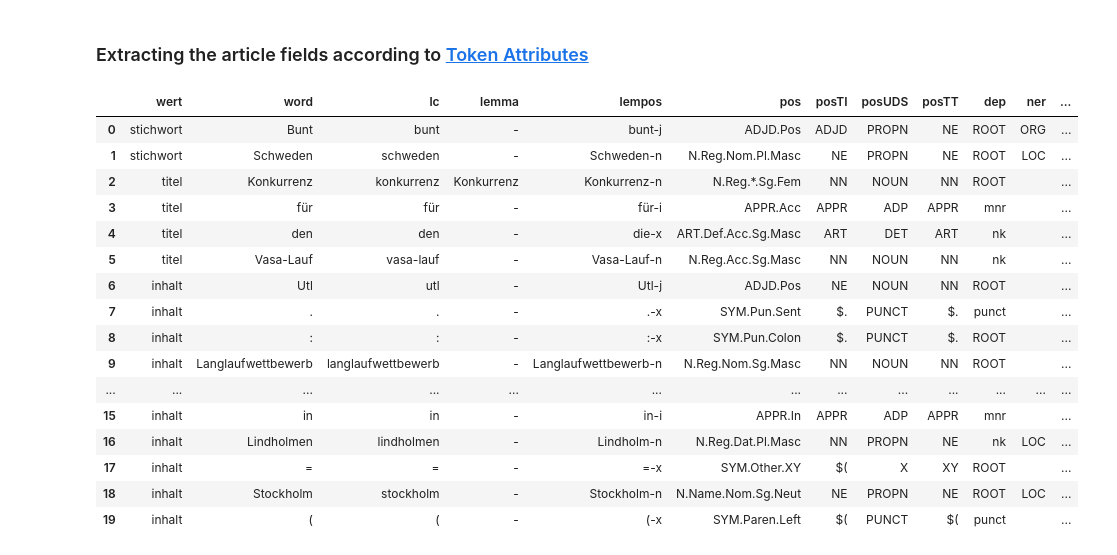
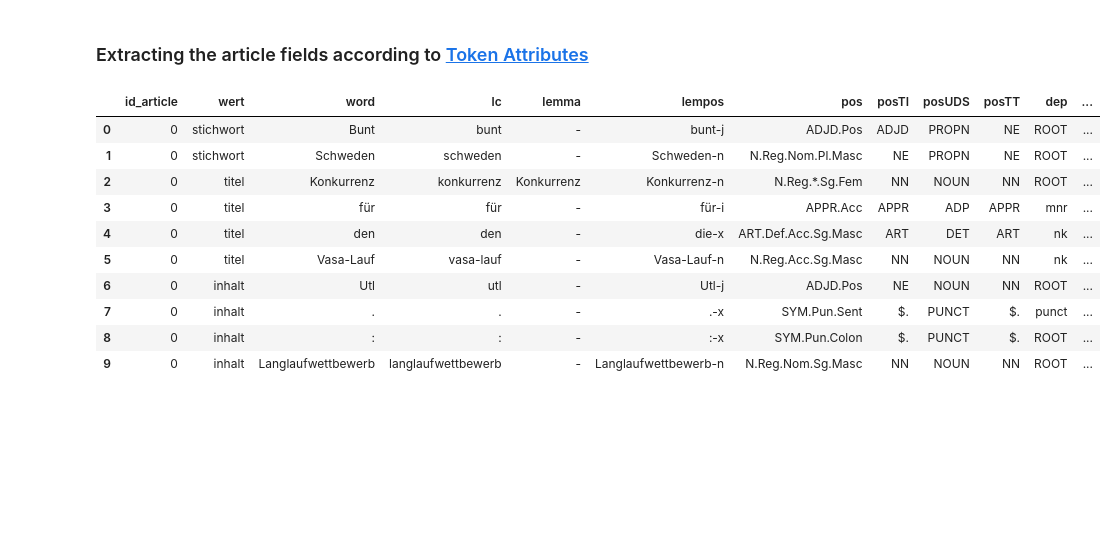
Before and after one commit to acdh-oeaw/AMC_Corpus_Biases, a Jupyter notebook: notebooks/2-file_parsing.ipynb, the cells around one changed output. Saved outputs shown, nothing was run; the diff lists cells and outputs as text; code cells hidden in the pictures; blank space fills up the shorter version.

```diff
--- a/notebooks/file_exploration.ipynb
+++ b/notebooks/2-file_parsing.ipynb
@@ -143,69 +150,67 @@ memory usage: 29.8+ KB
 ### Extracting the article fields according to [Token Attributes](https://amc.acdh.oeaw.ac.at/dokumentation/korpusinhalt-attribute/#token)
 # %%
 lines = []
-fields = soup.find_all('field')
-for field in fields:
-#    for key in field.attrs.keys():
-#    print(f"{key}: {field[key]}")
-    name = field['name']
-    for satz in field.find_all('s'):
-        text = re.sub('<g/>','',satz.text)
-        text = re.sub(r'[\n]+','\n',text)
-        rows = re.split('\n',text)[1:-1]
-        for row in rows:
-            list_attribs = re.split('\t',row)
-            list_attribs.insert(0, name)
-            lines.append(list_attribs)
+headers = soup.find_all('doc')
+for idx, header in enumerate(headers):
+    fields = header.find_all('field')
+    for field in fields:
+    #    for key in field.attrs.keys():
+    #    print(f"{key}: {field[key]}")
+        name = field['name']
+        for satz in field.find_all('s'):
+            text = re.sub('<g/>','',satz.text)
+            text = re.sub(r'[\n]+','\n',text)
+            rows = re.split('\n',text)[1:-1]
+            for row in rows:
+                list_attribs = re.split('\t',row)
+                lines.append([idx, name] + list_attribs)
 
 
-df_fields = pd.DataFrame.from_records(lines, columns=['wert',
+df_fields = pd.DataFrame.from_records(lines, columns=['id_article',
+                                                      'wert',
                                                       'word',
                                                       'lc',
                                                       'ix',
                                                       'posUDS',
                                                       'posTT',
                                                       'ner',
                                                       'iob',
                                                       'ixNP',
                                                       'dep',
                                                       'ixDEP',
                                                       'neg',
                                                       'lemma',
                                                       'pos',
                                                       'posTI',
                                                       'lempos',
                                                       'lemmasource',
                                                       #'posbase',   ### these fields are in the documentation but not in the verticals
                                                       #'lemma_lc',
                                                       #'posx',
                                                      ])
 
-df_fields = df_fields.reindex(columns=['wert', 'word', 'lc', 'lemma', 'lempos',
-                                       'pos', 'posTI','posUDS', 'posTT', 'dep', 'ner',
-                                       'ix', 'ixNP', 'ixDEP', 'iob','neg',  'lemmasource'])
+df_fields = df_fields.reindex(columns=['id_article','wert',
+                                       'word', 'lc', 'lemma', 'lempos',
+                                       'pos', 'posTI', 'posUDS', 'posTT',
+                                       'dep', 'ner', 'ix', 'ixNP', 'ixDEP', 'iob',
+                                       'neg', 'lemmasource'])
 
 df_fields['ix'] = pd.to_numeric(df_fields['ix']).astype(int)
 df_fields['ixDEP'] = pd.to_numeric(df_fields['ixDEP'], errors='coerce').astype(int)
 df_fields['ixNP'] = pd.to_numeric(df_fields['ixNP'], errors='coerce')
-df_fields.head(20)
+df_fields.head(10)
 # %% [output]
-|  | wert | word | lc | lemma | lempos | pos | posTI | posUDS | posTT | dep | ner | ... |
-| 0 | stichwort | Bunt | bunt | - | bunt-j | ADJD.Pos | ADJD | PROPN | NE | ROOT | ORG | ... |
-| 1 | stichwort | Schweden | schweden | - | Schweden-n | N.Reg.Nom.Pl.Masc | NE | PROPN | NE | ROOT | LOC | ... |
-| 2 | titel | Konkurrenz | konkurrenz | Konkurrenz | Konkurrenz-n | N.Reg.*.Sg.Fem | NN | NOUN | NN | ROOT |  | ... |
-| 3 | titel | für | für | - | für-i | APPR.Acc | APPR | ADP | APPR | mnr |  | ... |
-| 4 | titel | den | den | - | die-x | ART.Def.Acc.Sg.Masc | ART | DET | ART | nk |  | ... |
-| 5 | titel | Vasa-Lauf | vasa-lauf | - | Vasa-Lauf-n | N.Reg.Acc.Sg.Masc | NN | NOUN | NN | nk |  | ... |
-| 6 | inhalt | Utl | utl | - | Utl-j | ADJD.Pos | NE | NOUN | NN | ROOT |  | ... |
-| 7 | inhalt | . | . | - | .-x | SYM.Pun.Sent | $. | PUNCT | $. | punct |  | ... |
-| 8 | inhalt | : | : | - | :-x | SYM.Pun.Colon | $. | PUNCT | $. | ROOT |  | ... |
-| 9 | inhalt | Langlaufwettbewerb | langlaufwettbewerb | - | Langlaufwettbewerb-n | N.Reg.Nom.Sg.Masc | NN | NOUN | NN | ROOT |  | ... |
-| ... | ... | ... | ... | ... | ... | ... | ... | ... | ... | ... | ... | ... |
-| 15 | inhalt | in | in | - | in-i | APPR.In | APPR | ADP | APPR | mnr |  | ... |
-| 16 | inhalt | Lindholmen | lindholmen | - | Lindholm-n | N.Reg.Dat.Pl.Masc | NN | PROPN | NE | nk | LOC | ... |
-| 17 | inhalt | = | = | - | =-x | SYM.Other.XY | $( | X | XY | ROOT |  | ... |
-| 18 | inhalt | Stockholm | stockholm | - | Stockholm-n | N.Name.Nom.Sg.Neut | NE | PROPN | NE | ROOT | LOC | ... |
-| 19 | inhalt | ( | ( | - | (-x | SYM.Paren.Left | $( | PUNCT | $( | punct |  | ... |
+|  | id_article | wert | word | lc | lemma | lempos | pos | posTI | posUDS | posTT | dep | ... |
+| 0 | 0 | stichwort | Bunt | bunt | - | bunt-j | ADJD.Pos | ADJD | PROPN | NE | ROOT | ... |
+| 1 | 0 | stichwort | Schweden | schweden | - | Schweden-n | N.Reg.Nom.Pl.Masc | NE | PROPN | NE | ROOT | ... |
+| 2 | 0 | titel | Konkurrenz | konkurrenz | Konkurrenz | Konkurrenz-n | N.Reg.*.Sg.Fem | NN | NOUN | NN | ROOT | ... |
+| 3 | 0 | titel | für | für | - | für-i | APPR.Acc | APPR | ADP | APPR | mnr | ... |
+| 4 | 0 | titel | den | den | - | die-x | ART.Def.Acc.Sg.Masc | ART | DET | ART | nk | ... |
+| 5 | 0 | titel | Vasa-Lauf | vasa-lauf | - | Vasa-Lauf-n | N.Reg.Acc.Sg.Masc | NN | NOUN | NN | nk | ... |
+| 6 | 0 | inhalt | Utl | utl | - | Utl-j | ADJD.Pos | NE | NOUN | NN | ROOT | ... |
+| 7 | 0 | inhalt | . | . | - | .-x | SYM.Pun.Sent | $. | PUNCT | $. | punct | ... |
+| 8 | 0 | inhalt | : | : | - | :-x | SYM.Pun.Colon | $. | PUNCT | $. | ROOT | ... |
+| 9 | 0 | inhalt | Langlaufwettbewerb | langlaufwettbewerb | - | Langlaufwettbewerb-n | N.Reg.Nom.Sg.Masc | NN | NOUN | NN | ROOT | ... |
 # %%
 df_fields.info()
 # %% [output]
```
Also changed, not shown: parts of 4 cells of this notebook.
